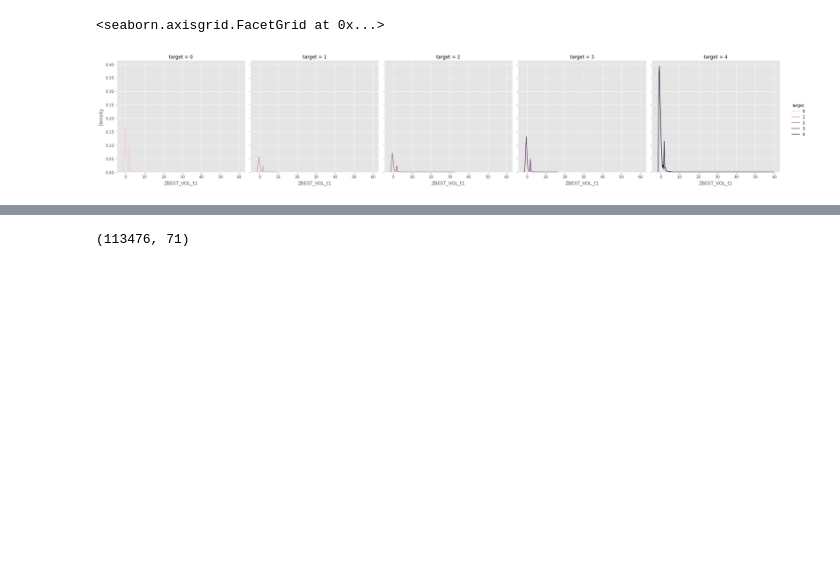
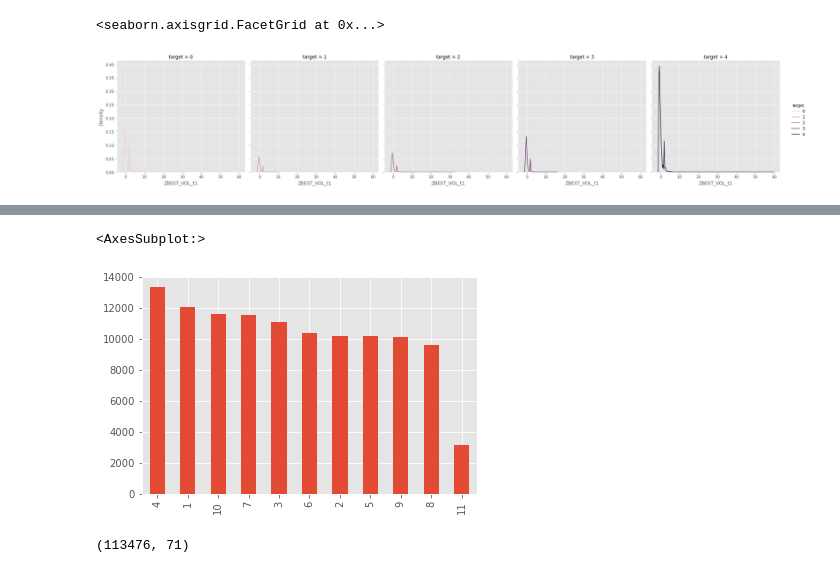
Before and after one commit to oscarm524/Data-Mining-Cup, a Jupyter notebook: DMC-2008/Data_Exploration/Data_Exploration.ipynb, the cells around one changed output, grey strips where cells are left out. Cells and saved outputs as stored; diff of their text form; code cells hidden in the pictures; blank space fills up the shorter version.

```diff
--- a/DMC-2008/Data_Exploration/Data_Exploration.ipynb
+++ b/DMC-2008/Data_Exploration/Data_Exploration.ipynb
@@ -82,3 +75,8 @@ sns.displot(data = train, x = 'ZBEST_VOL_t1', hue = 'target', kind = 'kde', fill
+# %%
+train['KAUFKRAFTDEZIL'].value_counts().plot(kind = 'bar')
+# %% [output]
+<AxesSubplot:>
+[figure, added]
 # %%
 train.shape
 # %% [output]
```
Also changed, not shown: parts of 1 cell of this notebook.
